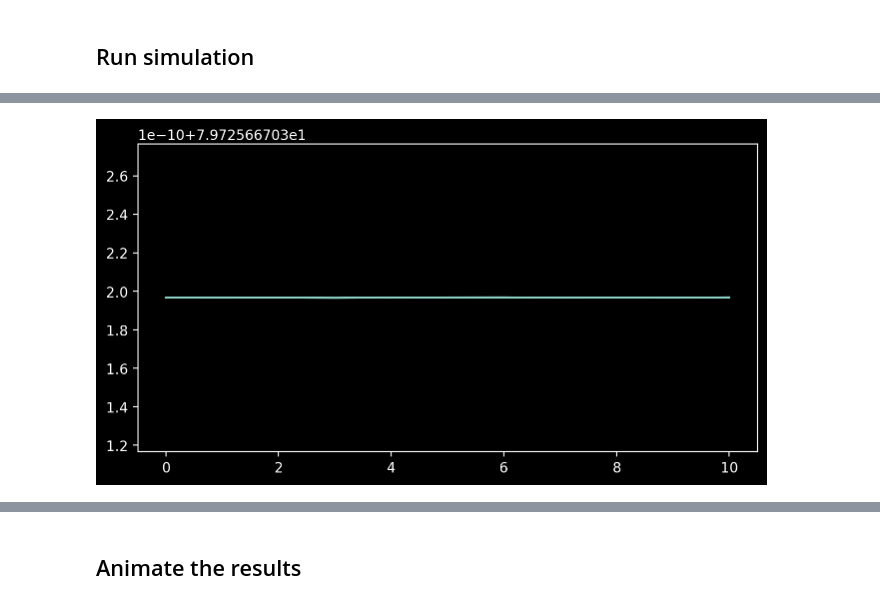
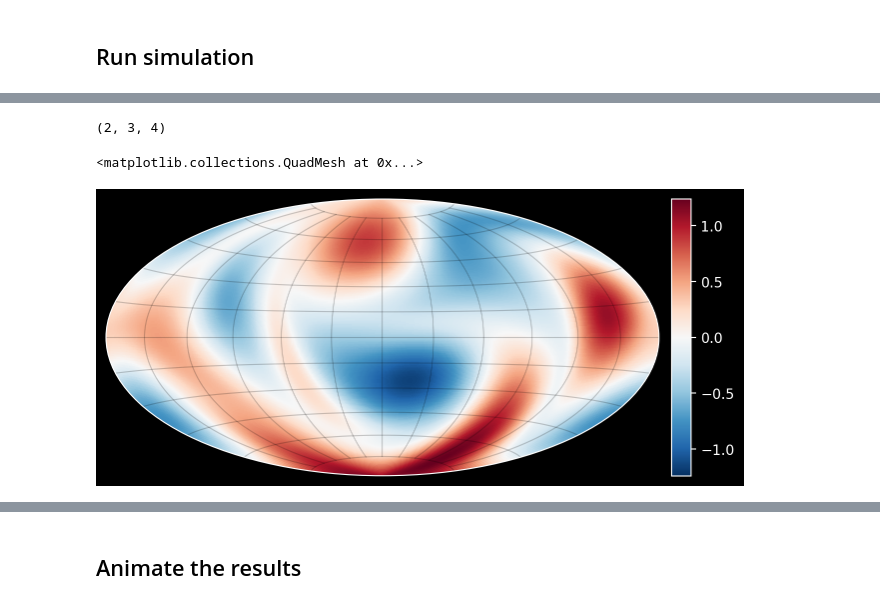
Before and after one commit to klasmodin/quflow, a Jupyter notebook: notebooks/basic-example.ipynb, the cells around one changed output, grey strips where cells are left out. Drawn from its saved outputs; the diff is of its cells as text; code cells hidden in the pictures.

```diff
--- a/notebooks/basic-example.ipynb
+++ b/notebooks/basic-example.ipynb
@@ -35,8 +69,2 @@ P0 = qf.solve_poisson(W0)
 # %% [markdown]
 ## Run simulation
-# %%
-filename = "my_sim_N_{}.hdf5".format(str(N))
-time = 2.0 # in second
-inner_time = 0.1 # in seconds
-qstepsize = qf.estimate_stepsize(W0, P0, safety_factor=0.1)
-print("The non-dimensional stepsize is {:.3e}.".format(qstepsize))
@@ -93,11 +70,0 @@ with h5py.File(filename, 'r') as data:
-# %%
-with h5py.File(filename, 'r') as data:
-    casimir = []
-    for k in range(data['state'].shape[0]):
-        omega = data['state'][k]
-        casimir += [np.linalg.norm(omega)**2]
-    casimir = np.asarray(casimir)
-    plt.figure(figsize=(8,4))
-    plt.plot(casimir)
-# %% [output]
-[figure, removed]
@@ -103,0 +88,26 @@ with h5py.File(filename, 'r') as data:
+# %%
+# Alternatively, all the 'solve' arguments can be stored in the QuSimulation
+# object. This is VERY convenient when moving a simulation from one computer
+# to another.
+
+mysim = qf.QuSimulation(filename, overwrite=True, state=W0,
+                        loggers={'energy':energy, 'enstrophy':enstrophy})
+mysim['stepsize'] = stepsize
+mysim['simtime'] = simtime
+mysim['inner_time'] = inner_time
+mysim['integrator'] = qf.isomp
+mysim['hamiltonian'] = qf.solve_poisson
+
+# Run simulation directly from QuSimulation object
+qf.solve(mysim)
+# %%
+a = (1,2,3,4)
+a[1:]
+# %% [output]
+(2, 3, 4)
+# %%
+# Plot last state
+qf.plot2(mysim['fun',-1], colorbar=True)
+# %% [output]
+<matplotlib.collections.QuadMesh at 0x...>
+[figure, added]
```
Also changed, not shown: parts of 24 cells of this notebook, 8 other files.
